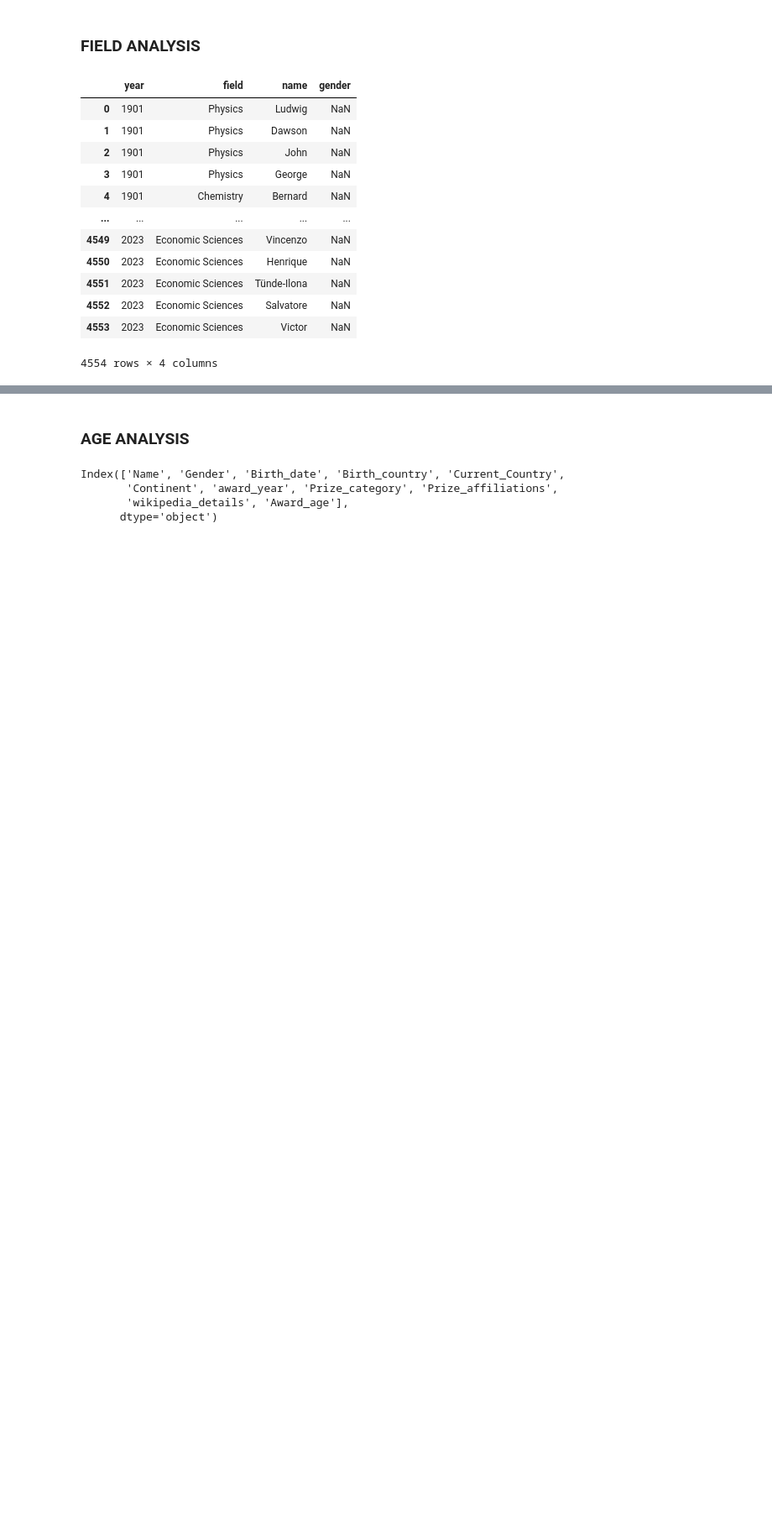
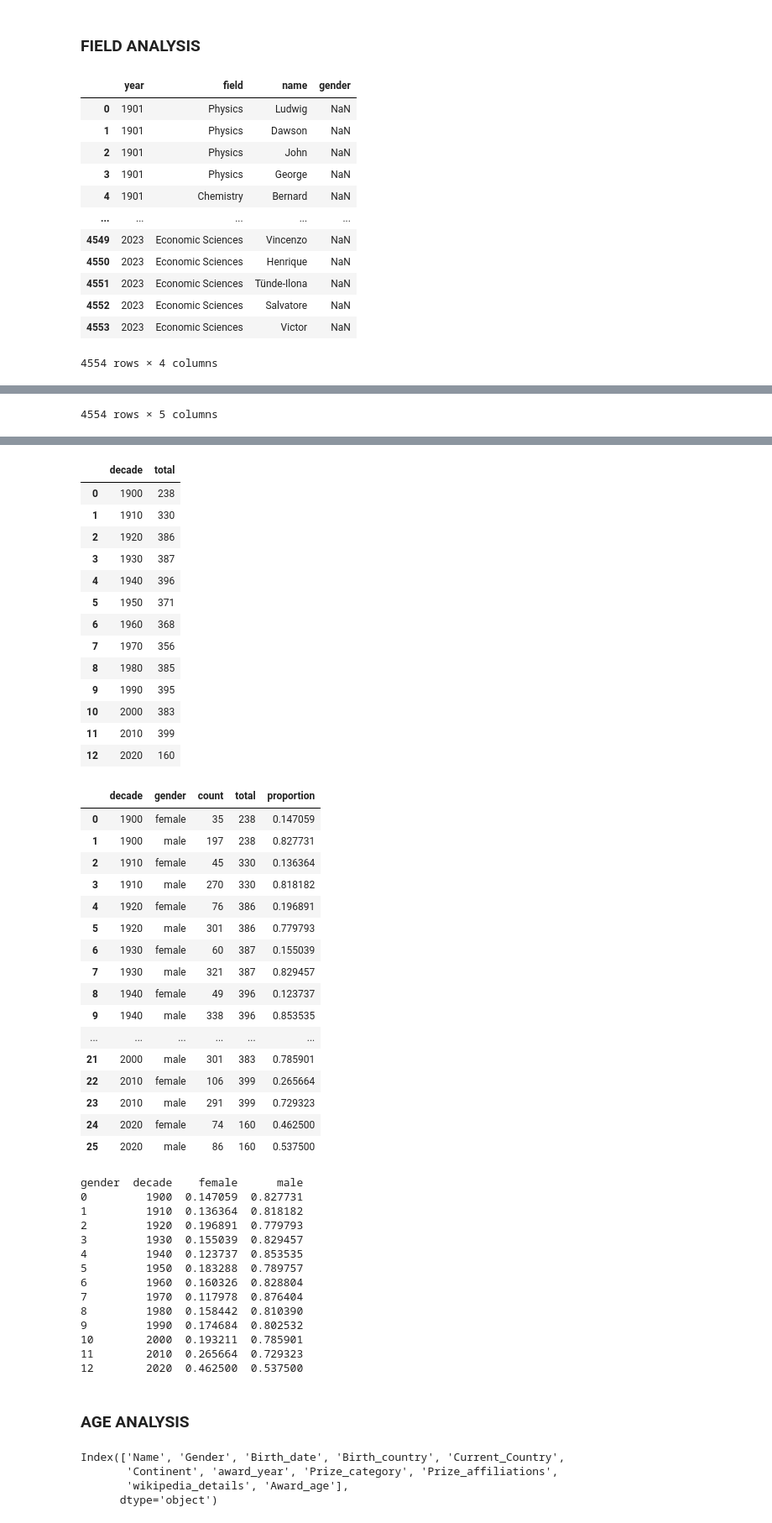
Before and after one commit to Bluceli168/IH-API-Project, a Jupyter notebook: main.ipynb, the cells around one changed output, grey strips where cells are left out. Shown at 84% size. Saved outputs shown, nothing was run; the diff lists cells and outputs as text; code cells hidden in the pictures; blank space fills up the shorter version.

Commit message:
field analysis

```diff
--- a/main.ipynb
+++ b/main.ipynb
@@ -301,7 +301,6 @@ def update_gender_from_db(df: pd.DataFrame, db: pd.DataFrame):
 
     # Fill missing genders in dfA using the mapping
     df['gender'] = df['gender'].fillna(df['name'].map(gender_mapping))
-    display(df)
     return df
 # %%
 def genderize_names(df: pd.DataFrame):
@@ -372,0 +346,19 @@ fields_df = genderize_names(authors_names_df)
+# %%
+#group by decade
+fields_df['decade'] = fields_df['year'] // 10 * 10
+display(fields_df)
+
+#proportion of males and females by decade
+gender_counts = fields_df.groupby(['decade', 'gender']).size().reset_index(name='count')
+display(gender_counts)
+
+total_counts = fields_df.groupby('decade').size().reset_index(name='total')
+display(total_counts)
+
+gender_proportions = pd.merge(gender_counts, total_counts, on='decade')
+gender_proportions['proportion'] = gender_proportions['count'] / gender_proportions['total']
+display(gender_proportions)
+
+pivot_df = gender_proportions.pivot(index='decade', columns='gender', values='proportion').reset_index()
+print(pivot_df)
+# %% [output]
@@ -372,0 +377 @@ fields_df = genderize_names(authors_names_df)
+4554 rows × 5 columns
@@ -373,3 +395,48 @@ fields_df = genderize_names(authors_names_df)
+|  | decade | total |
+| 0 | 1900 | 238 |
+| 1 | 1910 | 330 |
+| 2 | 1920 | 386 |
+| 3 | 1930 | 387 |
+| 4 | 1940 | 396 |
+| 5 | 1950 | 371 |
+| 6 | 1960 | 368 |
+| 7 | 1970 | 356 |
+| 8 | 1980 | 385 |
+| 9 | 1990 | 395 |
+| 10 | 2000 | 383 |
+| 11 | 2010 | 399 |
+| 12 | 2020 | 160 |
+|  | decade | gender | count | total | proportion |
+| 0 | 1900 | female | 35 | 238 | 0.147059 |
+| 1 | 1900 | male | 197 | 238 | 0.827731 |
+| 2 | 1910 | female | 45 | 330 | 0.136364 |
+| 3 | 1910 | male | 270 | 330 | 0.818182 |
+| 4 | 1920 | female | 76 | 386 | 0.196891 |
+| 5 | 1920 | male | 301 | 386 | 0.779793 |
+| 6 | 1930 | female | 60 | 387 | 0.155039 |
+| 7 | 1930 | male | 321 | 387 | 0.829457 |
+| 8 | 1940 | female | 49 | 396 | 0.123737 |
+| 9 | 1940 | male | 338 | 396 | 0.853535 |
+| ... | ... | ... | ... | ... | ... |
+| 21 | 2000 | male | 301 | 383 | 0.785901 |
+| 22 | 2010 | female | 106 | 399 | 0.265664 |
+| 23 | 2010 | male | 291 | 399 | 0.729323 |
+| 24 | 2020 | female | 74 | 160 | 0.462500 |
+| 25 | 2020 | male | 86 | 160 | 0.537500 |
+gender  decade    female      male
+0         1900  0.147059  0.827731
+1         1910  0.136364  0.818182
+2         1920  0.196891  0.779793
+3         1930  0.155039  0.829457
+4         1940  0.123737  0.853535
+5         1950  0.183288  0.789757
+6         1960  0.160326  0.828804
+7         1970  0.117978  0.876404
+8         1980  0.158442  0.810390
+9         1990  0.174684  0.802532
+10        2000  0.193211  0.785901
+11        2010  0.265664  0.729323
+12        2020  0.462500  0.537500
 # %% [markdown]
 ### AGE ANALYSIS
 # %%
```
Also changed, not shown: parts of 2 cells of this notebook, 3 other files.
